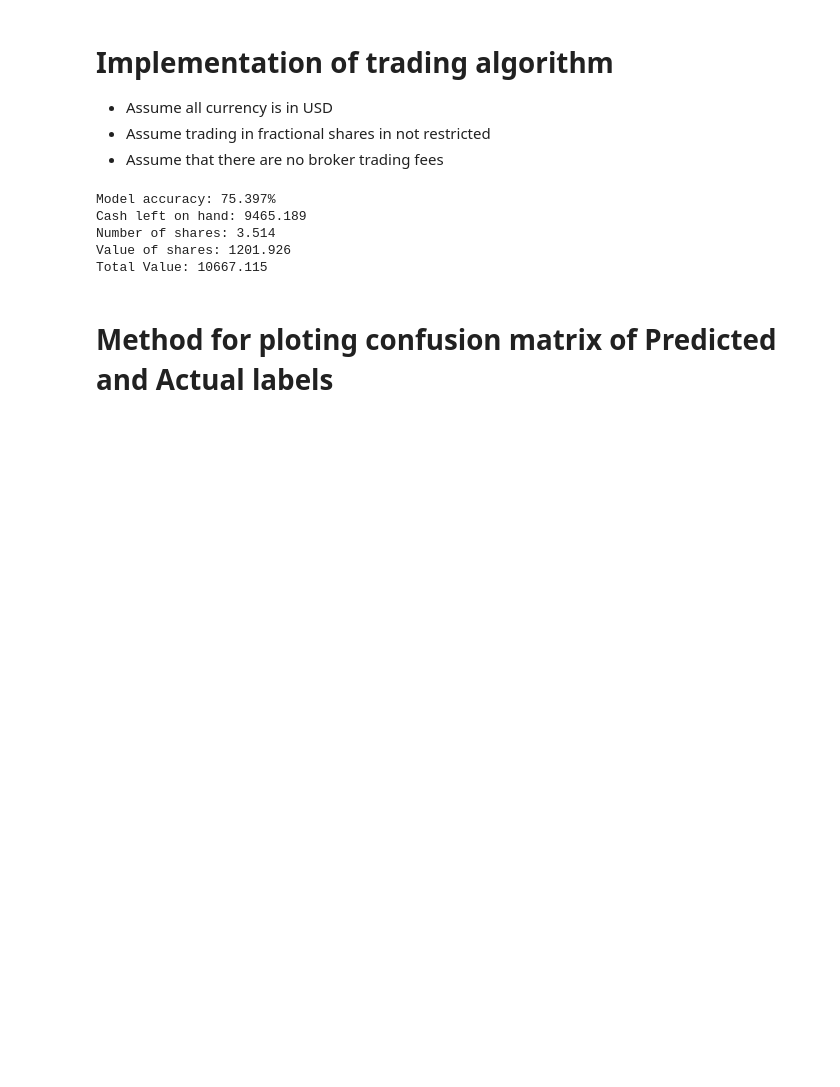
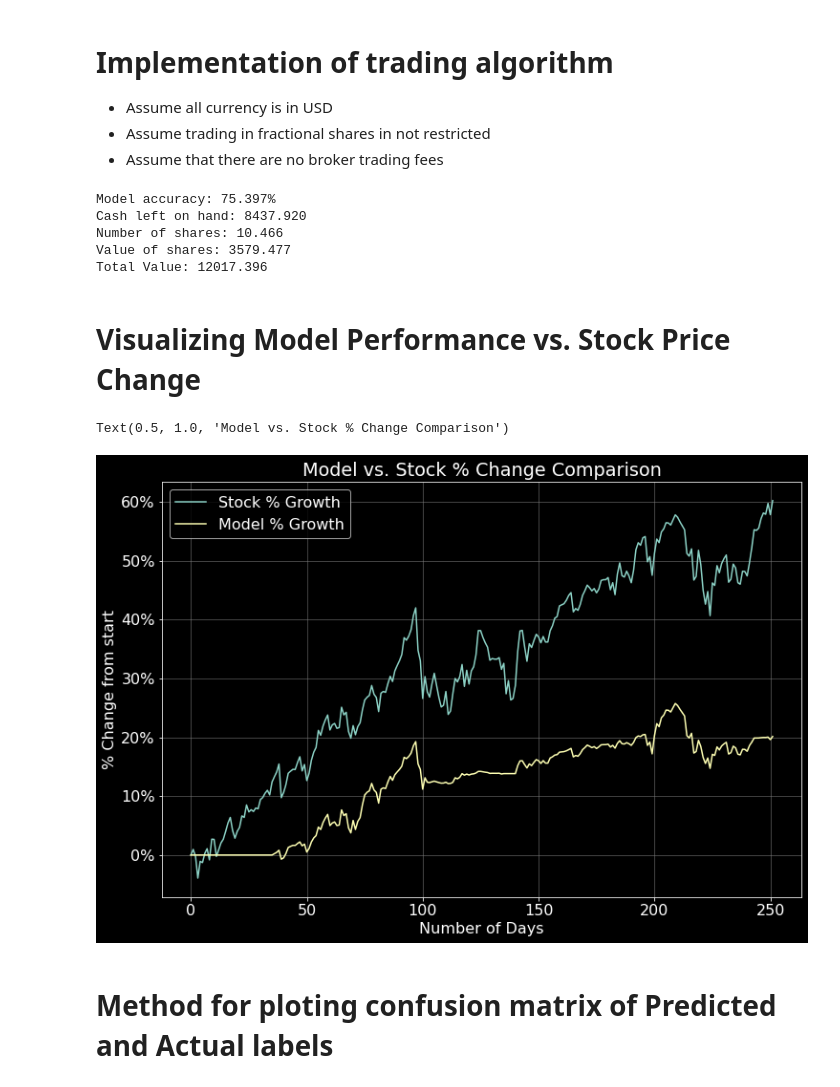
Before and after one commit to Olivia-Feldman/DLStockPrectionCNNModel-, a Jupyter notebook: sources/stock_predictor_cnn.ipynb, the cells around one changed output. Cells and saved outputs as stored; diff of their text form; code cells hidden in the pictures; blank space fills up the shorter version.

```diff
--- a/sources/stock_predictor_cnn.ipynb
+++ b/sources/stock_predictor_cnn.ipynb
@@ -1484,8 +1482,12 @@ y_pred.shape
 *   Assume trading in fractional shares in not restricted
 *   Assume that there are no broker trading fees
 # %%
-maximum_trade_size = 1000.00
+model_variation = []
+price_variation = []
+
+maximum_trade_size = 3000.00
 cash_on_hand = 10000.00
+initial_value = cash_on_hand
 number_of_shares = 0.00
 accuracy = 0
 
@@ -1505,6 +1507,16 @@ for i, pred_arr in enumerate(y_pred):
     # else:
     #     print("Hold")
     #print(5.00 * pred_arr[max_index])
+
+    starting_price = df.iloc[-y_pred.shape[0]-1]['close']
+    #print('starting_price:', starting_price)
+    #print(df.iloc[-y_pred.shape[0]-1]['close'])
+
+    price_variation.append((current_price-starting_price) / starting_price * 100)
+
+    model_variation.append((cash_on_hand + (number_of_shares * current_price) - initial_value) / initial_value * 100)
+
+
     actual_label = df.iloc[len(df.index)-y_pred.shape[0]-1+i]['labels']
 
     if (max_index == actual_label):
@@ -1513,15 +1525,44 @@ for i, pred_arr in enumerate(y_pred):
 end_price = df.iloc[len(df.index)-1]['close']
 share_value = end_price * number_of_shares
 
+model_variation = np.array(model_variation)   # Transformed into a numpy array
+price_variation = np.array(price_variation)   # Transformed into a numpy array
+
 print("Model accuracy: {:.3f}%".format(accuracy / (y_pred.shape[0]) * 100))
 
 print("Cash left on hand: {:.3f}\nNumber of shares: {:.3f}\nValue of shares: {:.3f}\nTotal Value: {:.3f}".format(cash_on_hand, number_of_shares, share_value, cash_on_hand + share_value))
 # %% [output]
 Model accuracy: 75.397%
-Cash left on hand: 9465.189
-Number of shares: 3.514
-Value of shares: 1201.926
-Total Value: 10667.115
+Cash left on hand: 8437.920
+Number of shares: 10.466
+Value of shares: 3579.477
+Total Value: 12017.396
+# %% [markdown]
+# Visualizing Model Performance vs. Stock Price Change
+# %%
+import matplotlib.ticker as mtick
+
+fig, (ax) = plt.subplots(1, 1, sharex=True)
+
+fmt = '%.0f%%' # Format you want the ticks, e.g. '40%'
+yticks = mtick.FormatStrFormatter(fmt)
+ax.yaxis.set_major_formatter(yticks)
+
+ax.plot(price_variation, label='Stock % Growth')
+ax.plot(model_variation, label='Model % Growth')
+
+ax.xaxis.grid(True, which='minor', linestyle='-', linewidth=0.25)
+ax.set_axisbelow(True)
+ax.grid(linestyle='-', linewidth='0.5', color='gray')
+
+ax.legend(loc='upper left')
+
+ax.set_ylabel('% Change from start')
+ax.set_xlabel('Number of Days')
+ax.set_title('Model vs. Stock % Change Comparison')
+# %% [output]
+Text(0.5, 1.0, 'Model vs. Stock % Change Comparison')
+[figure, added]
 # %% [markdown]
 # Method for ploting confusion matrix of Predicted and Actual labels
 # %%
```
Also changed, not shown: parts of 4 cells of this notebook.
